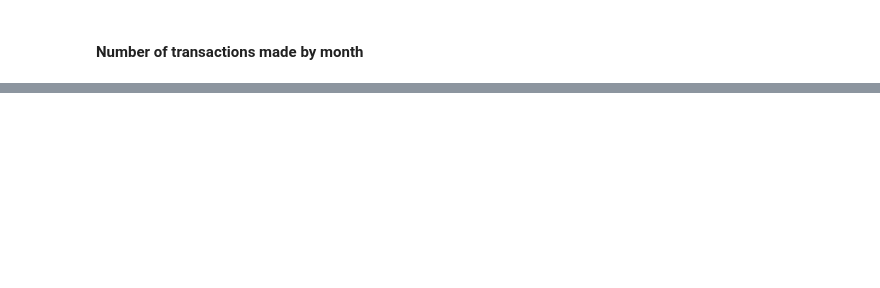
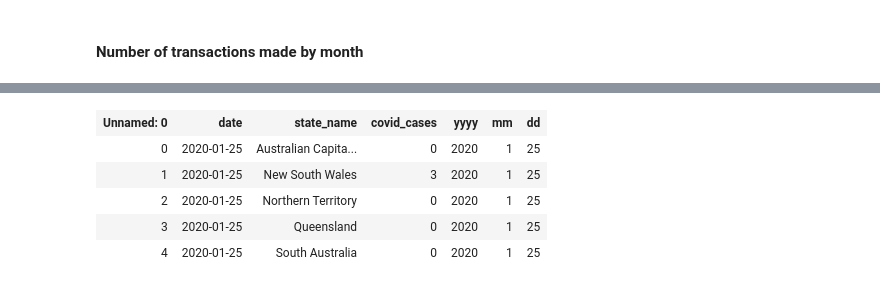
Before and after one commit to MAST30034-Applied-Data-Science/generic-buy-now-pay-later-project-group-10-bnpl, a Jupyter notebook: notebooks/Part3.ipynb, the cells around one changed output, grey strips where cells are left out. Cells and saved outputs as stored; diff of their text form; code cells hidden in the pictures; blank space fills up the shorter version.

```diff
--- a/notebooks/Part3.ipynb
+++ b/notebooks/Part3.ipynb
@@ -120,0 +117,10 @@ datepd_groupby.plot(x = "order_datetime")
+# %%
+covid_case_data = pd.read_csv("../data/curated/covid.csv")
+covid_case_sdf = spark.createDataFrame(covid_case_data)
+# %% [output]
+| Unnamed: 0 | date | state_name | covid_cases | yyyy | mm | dd |
+| 0 | 2020-01-25 | Australian Capita... | 0 | 2020 | 1 | 25 |
+| 1 | 2020-01-25 | New South Wales | 3 | 2020 | 1 | 25 |
+| 2 | 2020-01-25 | Northern Territory | 0 | 2020 | 1 | 25 |
+| 3 | 2020-01-25 | Queensland | 0 | 2020 | 1 | 25 |
+| 4 | 2020-01-25 | South Australia | 0 | 2020 | 1 | 25 |
```
Also changed, not shown: parts of 29 cells of this notebook, 33 other files.
